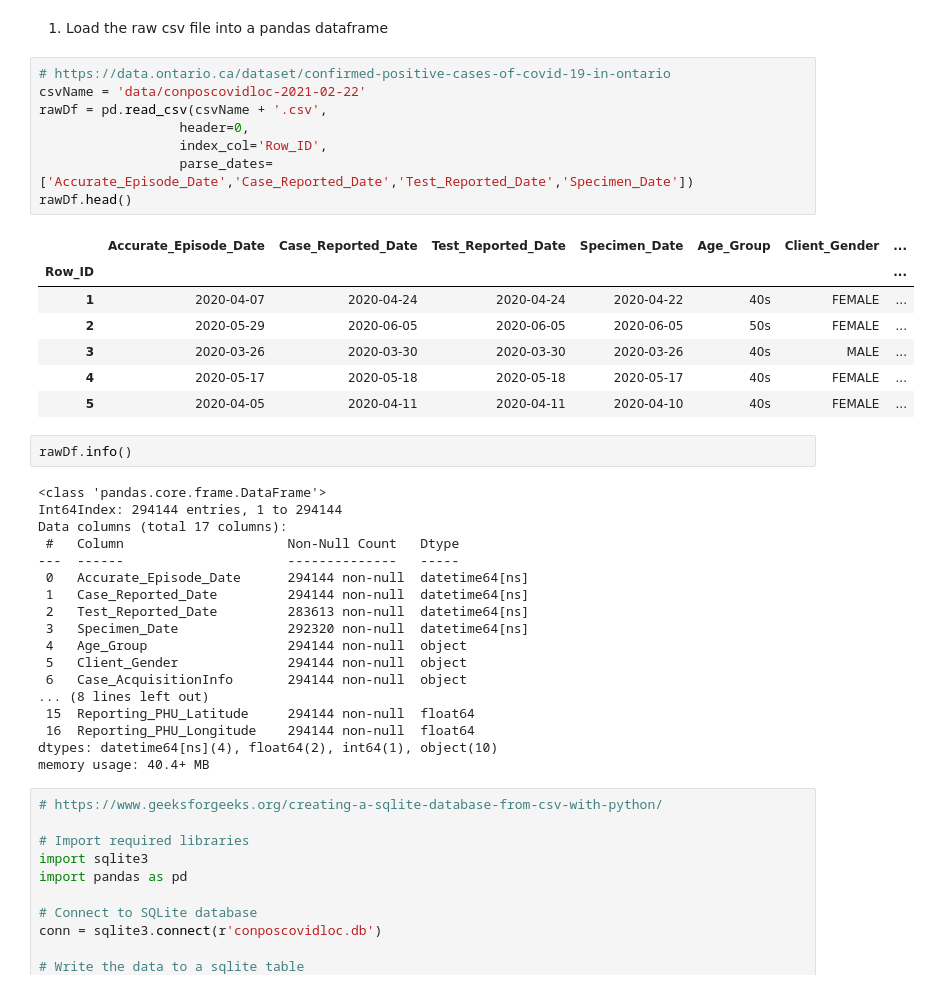
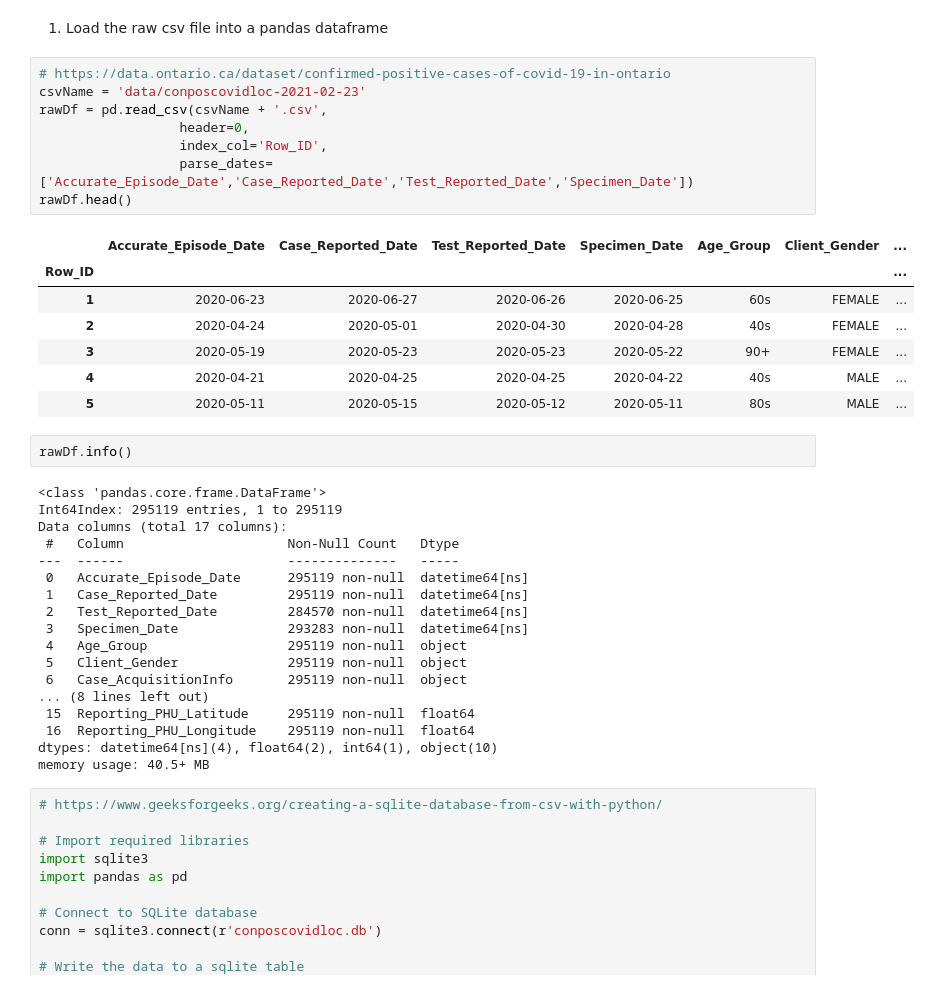
Before and after one commit to rkaunismaa/Covid19, a Jupyter notebook: conposcovidloc.ipynb, the cells around one changed output. Cells and saved outputs as stored; diff of their text form.

Commit message:
ran against the data for 2021-02-23

```diff
--- a/conposcovidloc.ipynb
+++ b/conposcovidloc.ipynb
@@ -9,40 +9,40 @@ np.__version__, pd.__version__
 1) Load the raw csv file into a pandas dataframe
 # %%
 # https://data.ontario.ca/dataset/confirmed-positive-cases-of-covid-19-in-ontario
-csvName = 'data/conposcovidloc-2021-02-22'
+csvName = 'data/conposcovidloc-2021-02-23'
 rawDf = pd.read_csv(csvName + '.csv',
                   header=0,
                   index_col='Row_ID',
                   parse_dates=['Accurate_Episode_Date','Case_Reported_Date','Test_Reported_Date','Specimen_Date'])
 rawDf.head()
 # %% [output]
 |  | Accurate_Episode_Date | Case_Reported_Date | Test_Reported_Date | Specimen_Date | Age_Group | Client_Gender | ... |
 | Row_ID |  |  |  |  |  |  | ... |
-| 1 | 2020-04-07 | 2020-04-24 | 2020-04-24 | 2020-04-22 | 40s | FEMALE | ... |
-| 2 | 2020-05-29 | 2020-06-05 | 2020-06-05 | 2020-06-05 | 50s | FEMALE | ... |
-| 3 | 2020-03-26 | 2020-03-30 | 2020-03-30 | 2020-03-26 | 40s | MALE | ... |
-| 4 | 2020-05-17 | 2020-05-18 | 2020-05-18 | 2020-05-17 | 40s | FEMALE | ... |
-| 5 | 2020-04-05 | 2020-04-11 | 2020-04-11 | 2020-04-10 | 40s | FEMALE | ... |
+| 1 | 2020-06-23 | 2020-06-27 | 2020-06-26 | 2020-06-25 | 60s | FEMALE | ... |
+| 2 | 2020-04-24 | 2020-05-01 | 2020-04-30 | 2020-04-28 | 40s | FEMALE | ... |
+| 3 | 2020-05-19 | 2020-05-23 | 2020-05-23 | 2020-05-22 | 90+ | FEMALE | ... |
+| 4 | 2020-04-21 | 2020-04-25 | 2020-04-25 | 2020-04-22 | 40s | MALE | ... |
+| 5 | 2020-05-11 | 2020-05-15 | 2020-05-12 | 2020-05-11 | 80s | MALE | ... |
 # %%
 rawDf.info()
 # %% [output]
 <class 'pandas.core.frame.DataFrame'>
-Int64Index: 294144 entries, 1 to 294144
+Int64Index: 295119 entries, 1 to 295119
 Data columns (total 17 columns):
  #   Column                     Non-Null Count   Dtype
 ---  ------                     --------------   -----
- 0   Accurate_Episode_Date      294144 non-null  datetime64[ns]
- 1   Case_Reported_Date         294144 non-null  datetime64[ns]
- 2   Test_Reported_Date         283613 non-null  datetime64[ns]
- 3   Specimen_Date              292320 non-null  datetime64[ns]
- 4   Age_Group                  294144 non-null  object
- 5   Client_Gender              294144 non-null  object
- 6   Case_AcquisitionInfo       294144 non-null  object
+ 0   Accurate_Episode_Date      295119 non-null  datetime64[ns]
+ 1   Case_Reported_Date         295119 non-null  datetime64[ns]
+ 2   Test_Reported_Date         284570 non-null  datetime64[ns]
+ 3   Specimen_Date              293283 non-null  datetime64[ns]
+ 4   Age_Group                  295119 non-null  object
+ 5   Client_Gender              295119 non-null  object
+ 6   Case_AcquisitionInfo       295119 non-null  object
 ... (8 lines left out)
- 15  Reporting_PHU_Latitude     294144 non-null  float64
- 16  Reporting_PHU_Longitude    294144 non-null  float64
+ 15  Reporting_PHU_Latitude     295119 non-null  float64
+ 16  Reporting_PHU_Longitude    295119 non-null  float64
 dtypes: datetime64[ns](4), float64(2), int64(1), object(10)
-memory usage: 40.4+ MB
+memory usage: 40.5+ MB
 # %%
 # https://www.geeksforgeeks.org/creating-a-sqlite-database-from-csv-with-python/
 
```
Also changed, not shown: parts of 9 cells of this notebook, 4 other files.
